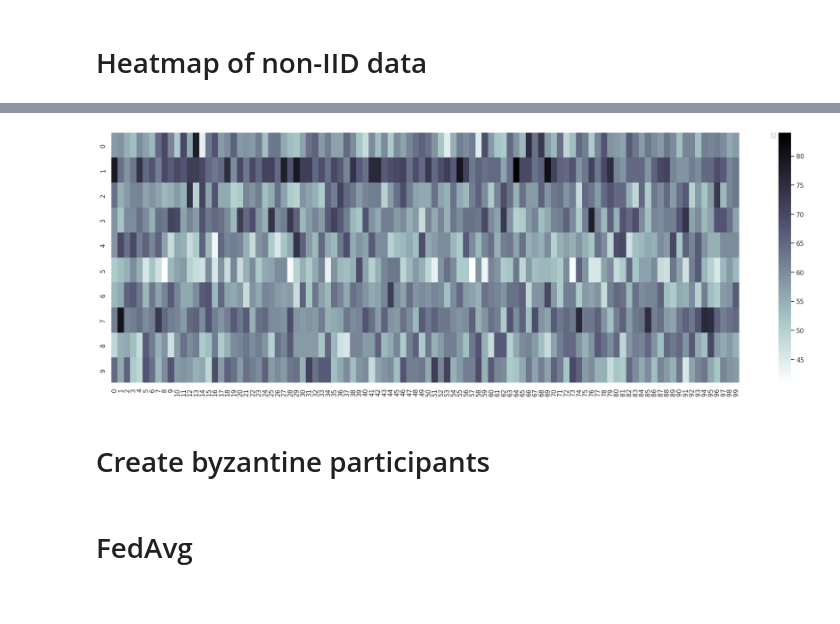
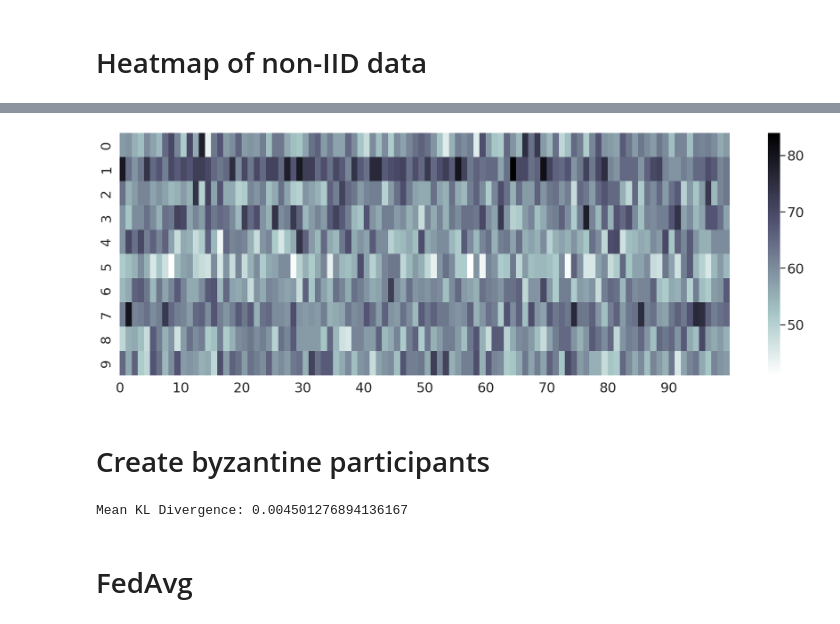
Before and after one commit to andrasfe/decfed, a Jupyter notebook: federated-learning-v1-2.ipynb, the cells around one changed output, grey strips where cells are left out. Drawn from its saved outputs; the diff is of its cells as text; code cells hidden in the pictures.

Commit message:
added kl-divergence calc and modified heatmap

```diff
--- a/federated-learning-v1-2.ipynb
+++ b/federated-learning-v1-2.ipynb
@@ -240,6 +240,42 @@ Requirement already satisfied: six>=1.5 in /usr/local/lib/python3.10/dist-packag
 # %% [markdown]
 # Heatmap of non-IID data
 # %%
+# from collections import Counter
+# import seaborn as sns
+
+# def one_hot_to_numbers(labels):
+#     numbers = []
+#     for one_hot in labels:
+#         number = np.argmax(one_hot)
+#         numbers.append(number)
+#     return numbers
+
+# def number_count_tuples(numbers):
+#     count_dict = dict(Counter(numbers))
+#     count_tuples = [(number, count) for number, count in count_dict.items()]
+#     return count_tuples
+
+# distrib = [[0]*TOTAL_CLIENTS for _ in range(10)]
+# client_id = 0
+# for client_name in clients.keys():
+#     client_data = clients[client_name]
+#     _, labels = zip(*client_data)
+#     numbers = one_hot_to_numbers(labels)
+#     count_tuples = number_count_tuples(numbers)
+
+#     for item in count_tuples:
+#         distrib[item[0]][client_id] = item[1]
+
+#     client_id += 1
+
+#     distrib = np.array(distrib)
+# # print(distrib)
+# sns.set(rc={'figure.figsize':(25,8)})
+# sns.heatmap(distrib, cmap='bone_r')
+# plt.legend(bbox_to_anchor=(1.05, 1), loc='upper left', borderaxespad=0)
+# plt.show()
+# plt.savefig("heatmap.png")
+
 from collections import Counter
 import seaborn as sns
 
@@ -268,11 +304,15 @@ for client_name in clients.keys():
 
     client_id += 1
 
-    distrib = np.array(distrib)
-# print(distrib)
-sns.set(rc={'figure.figsize':(25,8)})
-sns.heatmap(distrib, cmap='bone_r')
-plt.legend(bbox_to_anchor=(1.05, 1), loc='upper left', borderaxespad=0)
+distrib = np.array(distrib)
+
+sns.set(rc={'figure.figsize': (25, 8)})
+sns.set_context("talk", font_scale=1.5)  # Adjust font size here
+ax = sns.heatmap(distrib, cmap='bone_r')
+
+# Customize x-axis labels
+ax.set_xticks(np.arange(0, TOTAL_CLIENTS, 10))
+ax.set_xticklabels(np.arange(0, TOTAL_CLIENTS, 10))
+
 plt.show()
-# plt.savefig("heatmap.png")
 # %% [output]
@@ -280,6 +319,30 @@ WARNING:matplotlib.legend:No handles with labels found to put in legend.
-[figure, old version]
+[figure, new version]
 # %% [markdown]
 # Create byzantine participants
+# %%
+distrib = np.array(distrib)
+
+# Calculate Mean KL-Divergence
+
+from scipy.stats import entropy
+
+# Normalize distributions to get probabilities
+client_prob = distrib / distrib.sum(axis=0, keepdims=True)
+
+# Calculate global distribution
+global_dist = distrib.sum(axis=1) / distrib.sum()
+
+# Calculate KL-Divergence for each client
+kl_divs = []
+for i in range(TOTAL_CLIENTS):
+    kl_div = entropy(client_prob[:, i], global_dist)
+    kl_divs.append(kl_div)
+
+# Compute mean KL-Divergence
+mean_kl = np.mean(kl_divs)
+print(f"Mean KL Divergence: {mean_kl}")
+# %% [output]
+Mean KL Divergence: 0.004501276894136167
 # %%
 BYZANTINE_CNT = int(frac*TOTAL_CLIENTS)
 # %%
```
Also changed, not shown: parts of 2 cells of this notebook.
